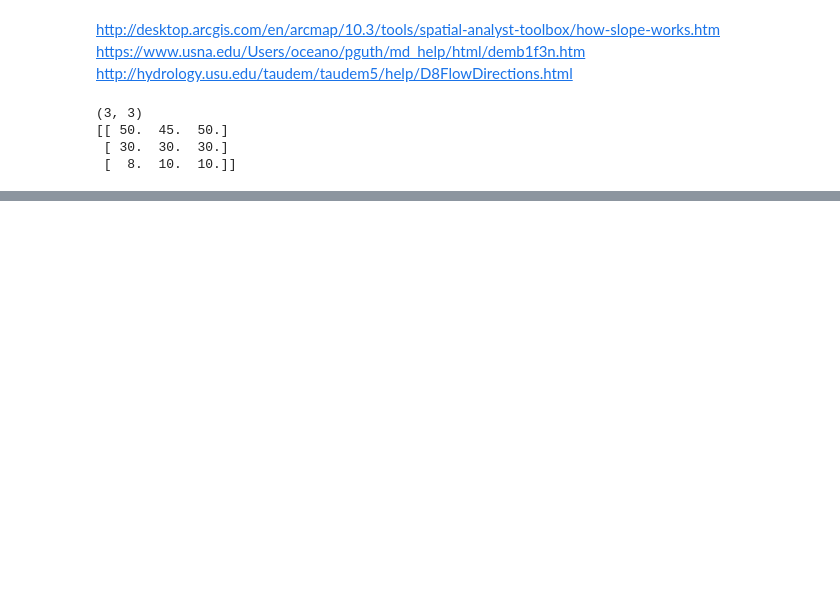
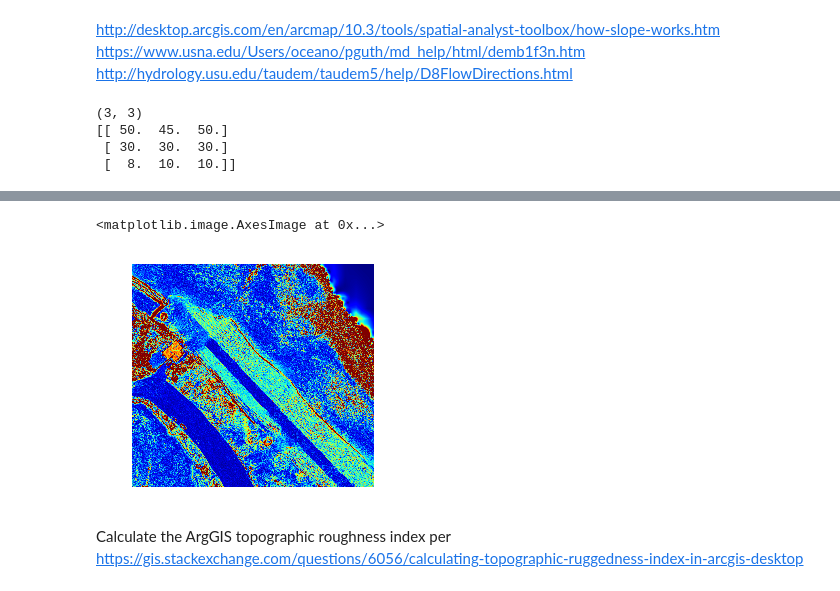
Before and after one commit to csherwood-usgs/Raster_calcs, a Jupyter notebook: Slope_calcs.ipynb, the cells around one changed output, grey strips where cells are left out. Cells and saved outputs as stored; diff of their text form; code cells hidden in the pictures; blank space fills up the shorter version.

```diff
--- a/Slope_calcs.ipynb
+++ b/Slope_calcs.ipynb
@@ -34,0 +177,9 @@ print(i)
+# %%
+# small plots of elevation
+plt.axis('off');plt.imshow(sum,cmap=plt.cm.jet,vmin=0.,vmax=.5)
+# %% [output]
+<matplotlib.image.AxesImage at 0x...>
+[figure, added]
+# %% [markdown]
+Calculate the ArgGIS topographic roughness index per
+https://gis.stackexchange.com/questions/6056/calculating-topographic-ruggedness-index-in-arcgis-desktop
```
Also changed, not shown: parts of 12 cells of this notebook, 2 other files.
